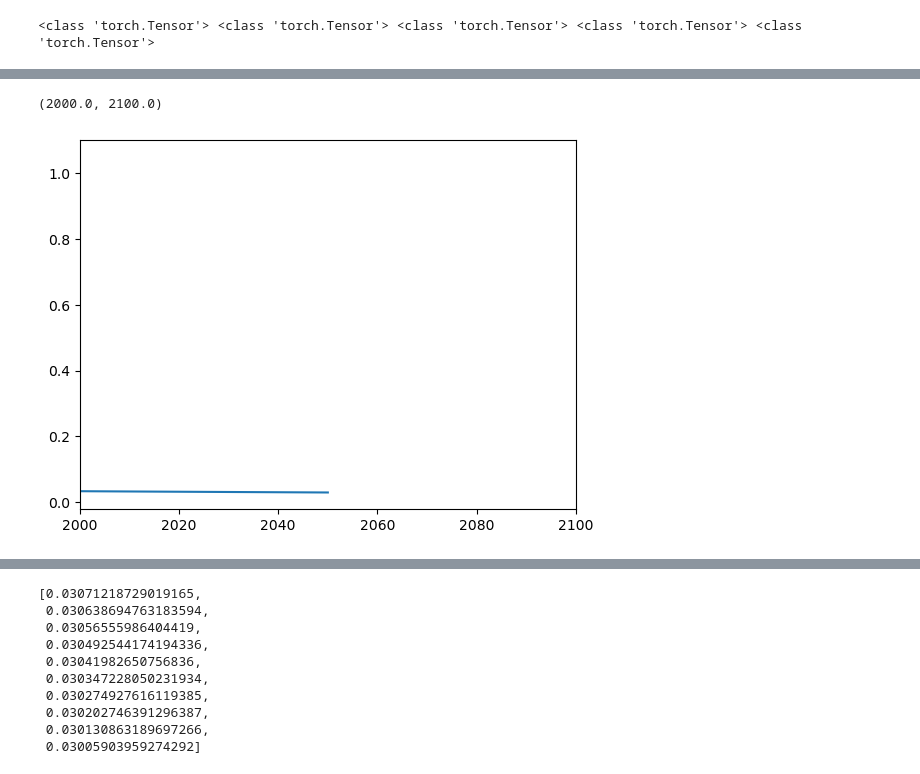
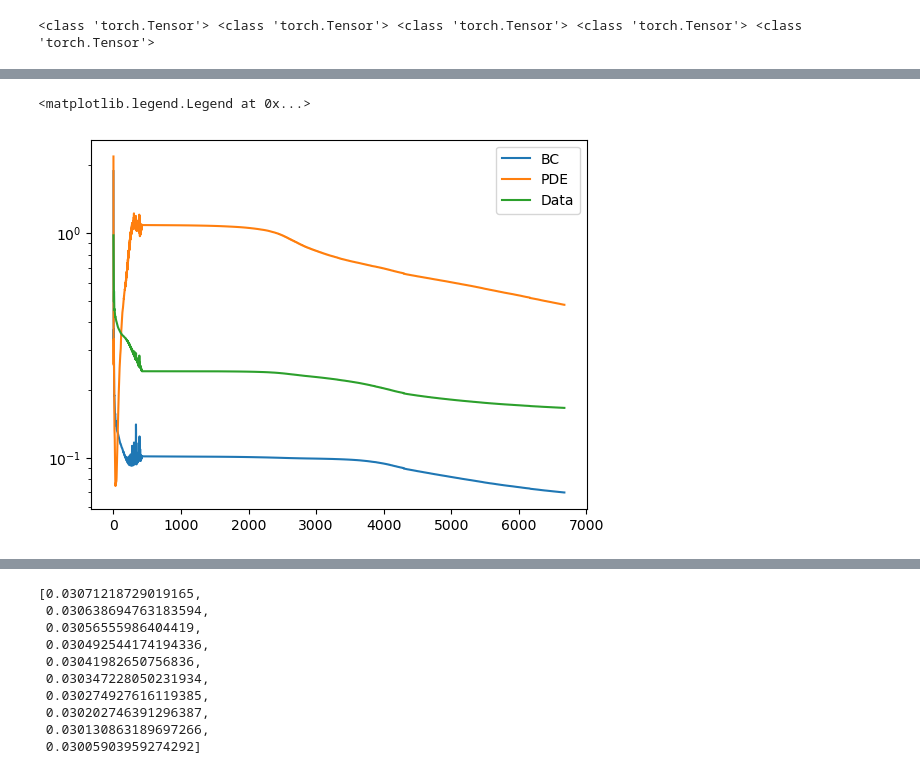
Before and after one commit to ArturoSirvent/DeepElasticity, a Jupyter notebook: notebooks/001-LinealElasticity/000-Lo_que_ya_funcionaba.ipynb, the cells around one changed output, grey strips where cells are left out. Cells and saved outputs as stored; diff of their text form; code cells hidden in the pictures.

```diff
--- a/notebooks/001-LinealElasticity/000-Lo_que_ya_funcionaba.ipynb
+++ b/notebooks/001-LinealElasticity/000-Lo_que_ya_funcionaba.ipynb
@@ -608,6 +634,9 @@ plt.plot([i.item() for i in pinn.loss_history["BC"]])
-# %%
-plt.plot([i.item() for i in pinn.params_history["E"]])
-plt.xlim([2000,2100])
-# %% [output]
-(2000.0, 2100.0)
-[figure, removed]
+# %%
+plt.plot(np.array(pinn2.loss_history["BC"])*1e5,label="BC")
+plt.plot(np.array(pinn2.loss_history["PDE"])*1e6,label="PDE")
+plt.plot(np.array(pinn2.loss_history["Data"]),label="Data")
+plt.yscale("log")
+plt.legend()
+# %% [output]
+<matplotlib.legend.Legend at 0x...>
+[figure, added]
```
Also changed, not shown: parts of 30 cells of this notebook, 1 other file.
